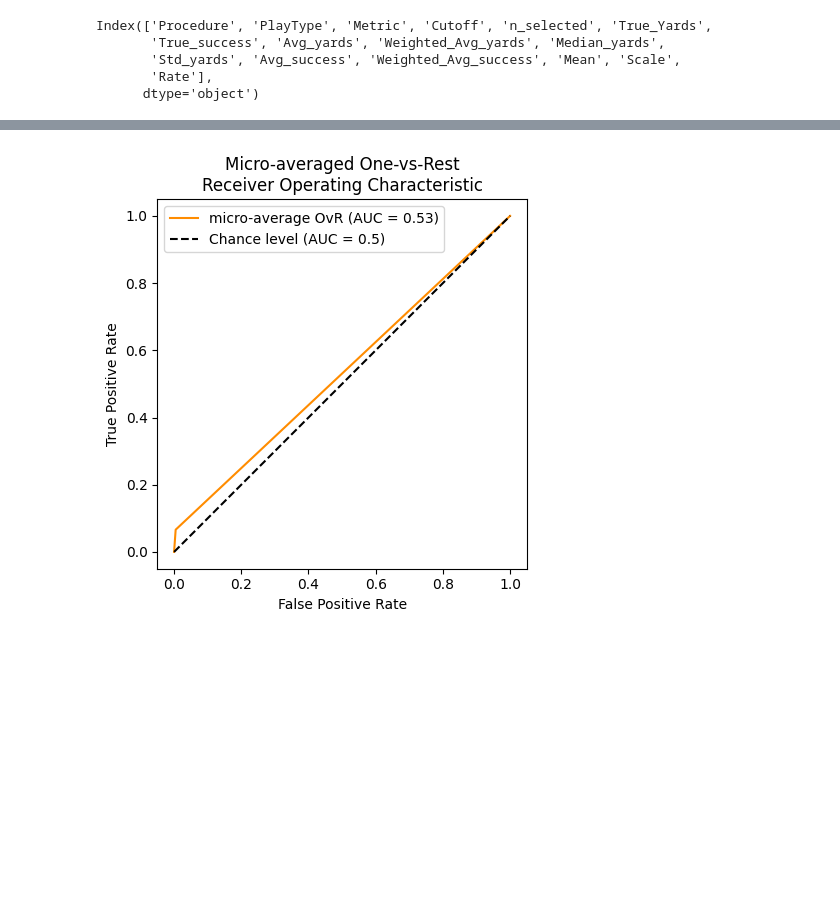
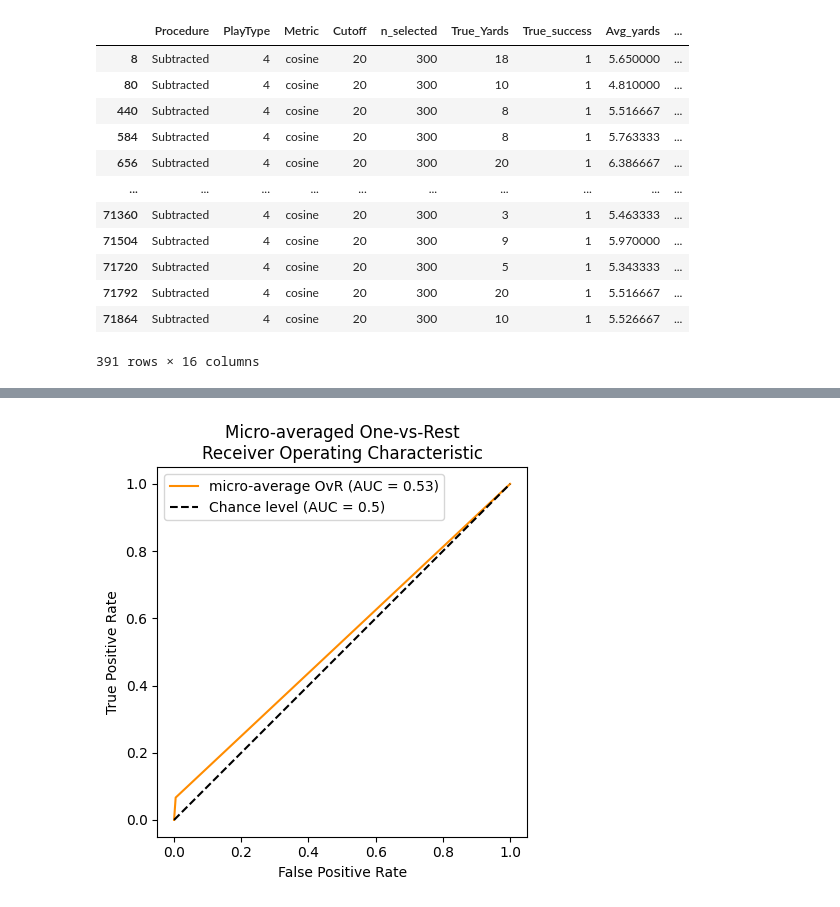
Before and after one commit to samchaineau/QB-GPT, a Jupyter notebook: notebooks/Helenos/2_nearest_neighbour_check.ipynb, the cells around one changed output, grey strips where cells are left out. Saved outputs shown, nothing was run; the diff lists cells and outputs as text; code cells hidden in the pictures; blank space fills up the shorter version.

```diff
--- a/notebooks/Helenos/2_nearest_neighbour_check.ipynb
+++ b/notebooks/Helenos/2_nearest_neighbour_check.ipynb
@@ -341,13 +346,21 @@ test = results[(results["Procedure"] == "Subtracted") & (results["PlayType"] ==
 test = test[test["True_Yards"] != 0]
 test.loc[test['True_Yards'] > 20, 'True_Yards'] = 20
 # %%
-test.columns
+test
 # %% [output]
+|  | Procedure | PlayType | Metric | Cutoff | n_selected | True_Yards | True_success | Avg_yards | ... |
+| 8 | Subtracted | 4 | cosine | 20 | 300 | 18 | 1 | 5.650000 | ... |
+| 80 | Subtracted | 4 | cosine | 20 | 300 | 10 | 1 | 4.810000 | ... |
+| 440 | Subtracted | 4 | cosine | 20 | 300 | 8 | 1 | 5.516667 | ... |
+| 584 | Subtracted | 4 | cosine | 20 | 300 | 8 | 1 | 5.763333 | ... |
+| 656 | Subtracted | 4 | cosine | 20 | 300 | 20 | 1 | 6.386667 | ... |
+| ... | ... | ... | ... | ... | ... | ... | ... | ... | ... |
+| 71360 | Subtracted | 4 | cosine | 20 | 300 | 3 | 1 | 5.463333 | ... |
+| 71504 | Subtracted | 4 | cosine | 20 | 300 | 9 | 1 | 5.970000 | ... |
+| 71720 | Subtracted | 4 | cosine | 20 | 300 | 5 | 1 | 5.343333 | ... |
+| 71792 | Subtracted | 4 | cosine | 20 | 300 | 20 | 1 | 5.516667 | ... |
+| 71864 | Subtracted | 4 | cosine | 20 | 300 | 10 | 1 | 5.526667 | ... |
-Index(['Procedure', 'PlayType', 'Metric', 'Cutoff', 'n_selected', 'True_Yards',
-       'True_success', 'Avg_yards', 'Weighted_Avg_yards', 'Median_yards',
-       'Std_yards', 'Avg_success', 'Weighted_Avg_success', 'Mean', 'Scale',
-       'Rate'],
-      dtype='object')
+391 rows × 16 columns
 # %%
 Y_pred = get_pred_proba(test[["Avg_yards", "Std_yards"]].values, -99, 99)
 Y_pred.shape
```
Also changed, not shown: parts of 14 cells of this notebook, 14 other files.
